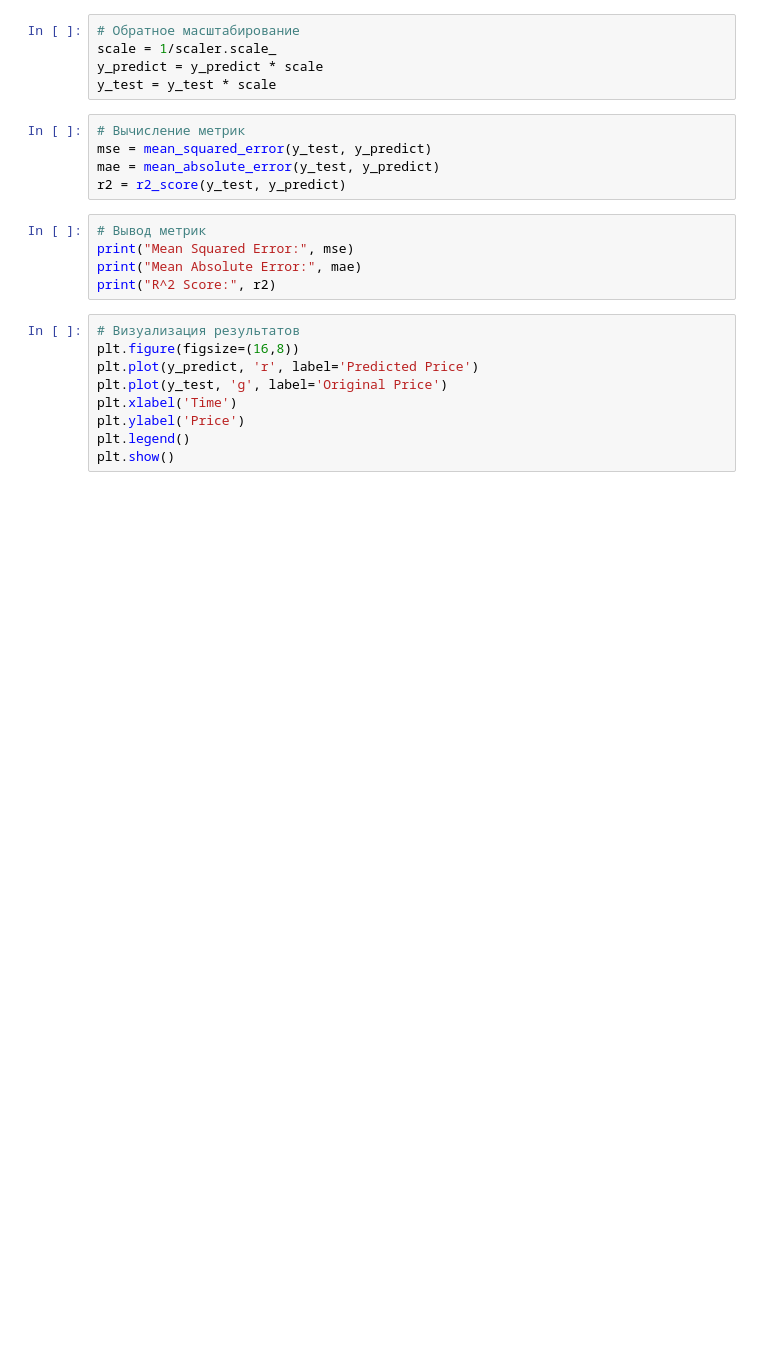
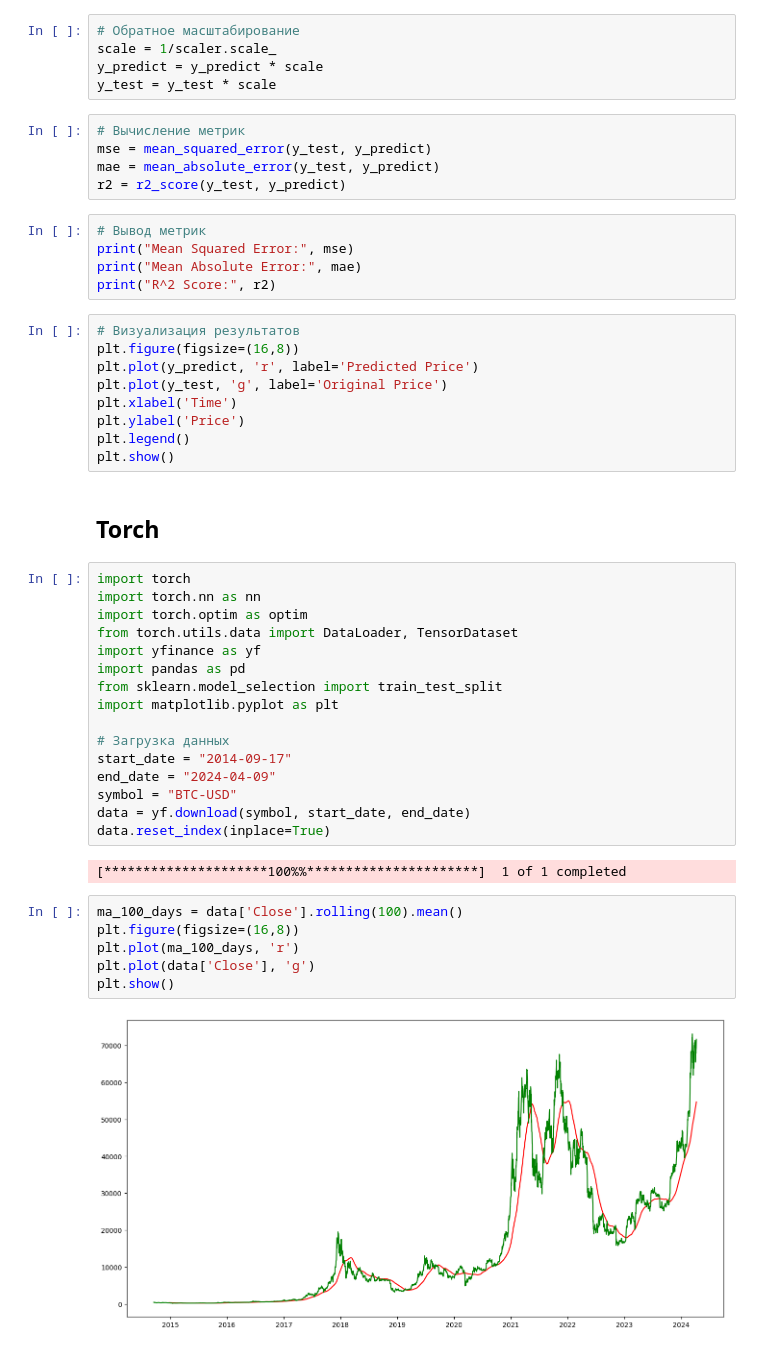
Before and after one commit to dkalenov/ML-Stock-Crypto-Trading, a Jupyter notebook: Bitcoin_Move_Prediction.ipynb, the cells around one changed output. Drawn from its saved outputs; the diff is of its cells as text; blank space fills up the shorter version.

```diff
--- a/Bitcoin_Move_Prediction.ipynb
+++ b/Bitcoin_Move_Prediction.ipynb
@@ -1772,3 +1749,31 @@ plt.xlabel('Time')
 plt.ylabel('Price')
 plt.legend()
 plt.show()
+# %% [markdown]
+## Torch
+# %%
+import torch
+import torch.nn as nn
+import torch.optim as optim
+from torch.utils.data import DataLoader, TensorDataset
+import yfinance as yf
+import pandas as pd
+from sklearn.model_selection import train_test_split
+import matplotlib.pyplot as plt
+
+# Загрузка данных
+start_date = "2014-09-17"
+end_date = "2024-04-09"
+symbol = "BTC-USD"
+data = yf.download(symbol, start_date, end_date)
+data.reset_index(inplace=True)
+# %% [output]
+[*********************100%%**********************]  1 of 1 completed
+# %%
+ma_100_days = data['Close'].rolling(100).mean()
+plt.figure(figsize=(16,8))
+plt.plot(ma_100_days, 'r')
+plt.plot(data['Close'], 'g')
+plt.show()
+# %% [output]
+[figure, added]
```
Also changed, not shown: parts of 16 cells of this notebook.
